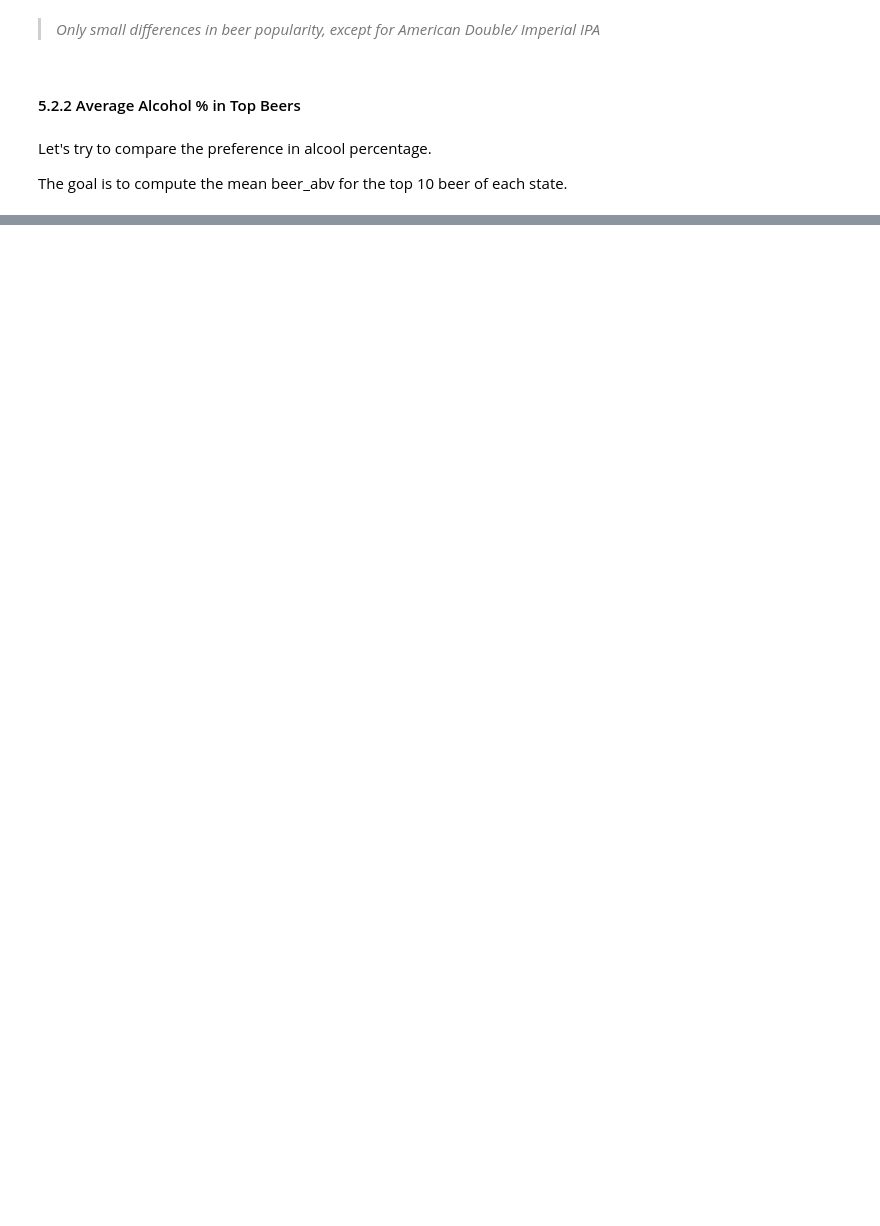
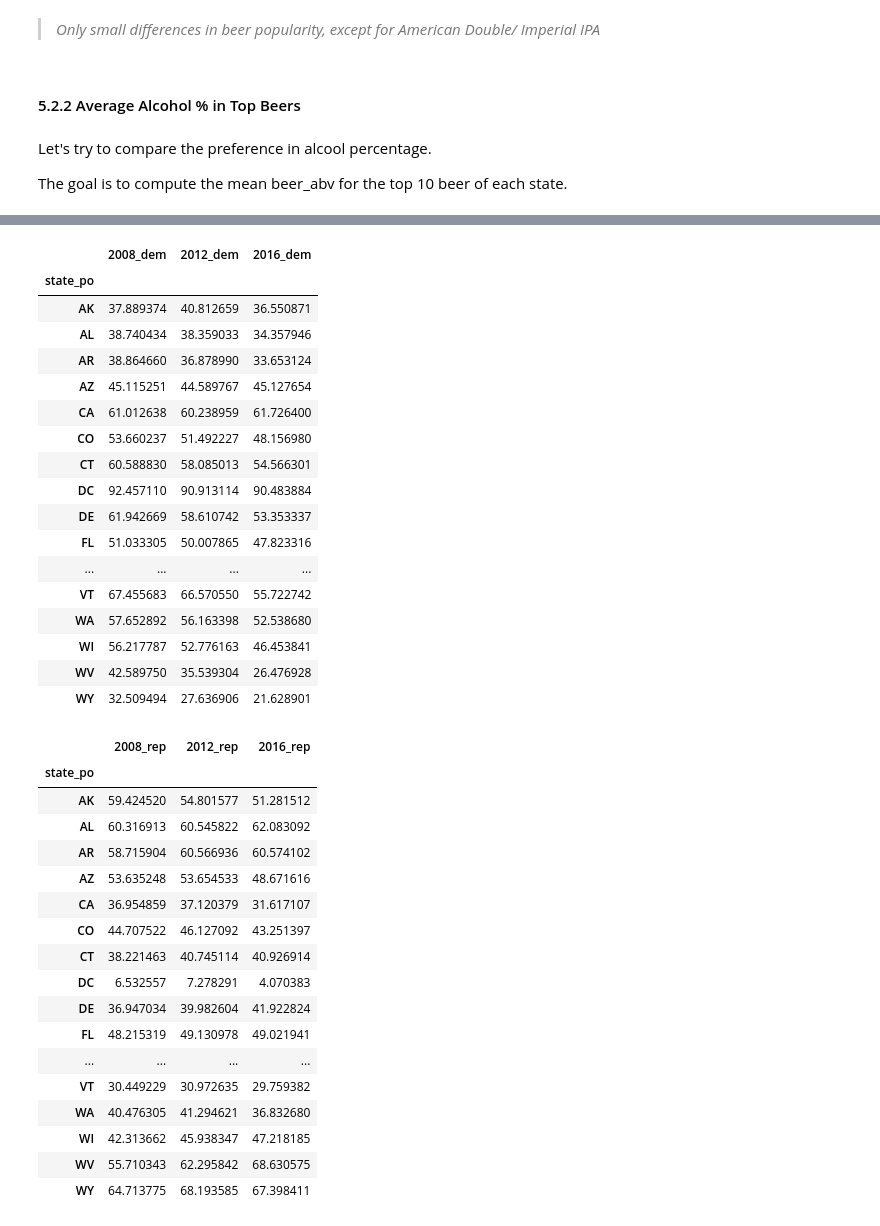
Before and after one commit to epfl-ada/ada-2024-project-casiervert952, a Jupyter notebook: results.ipynb, the cells around one changed output, grey strips where cells are left out. Drawn from its saved outputs; the diff is of its cells as text; code cells hidden in the pictures; blank space fills up the shorter version.

```diff
--- a/results.ipynb
+++ b/results.ipynb
@@ -1162,0 +1265,69 @@ plt.show()
+# %%
+filtered_dem_year_score_df = dem_year_score_df.filter(items=[2008, 2012, 2016])
+filtered_dem_year_score_df = filtered_dem_year_score_df.add_suffix('_dem')
+display(filtered_dem_year_score_df)
+
+filtered_rep_year_score_df = rep_year_score_df.filter(items=[2008, 2012, 2016])
+filtered_rep_year_score_df = filtered_rep_year_score_df.add_suffix('_rep')
+display(filtered_rep_year_score_df)
+
+mean_abv_by_state_df = pd.DataFrame({
+    2008: mean_abv_by_state_list[0],
+    2012: mean_abv_by_state_list[1],
+    2016: mean_abv_by_state_list[2]
+})
+
+state_code_mapping = {
+    "Alabama": "AL", "Alaska": "AK", "Arizona": "AZ", "Arkansas": "AR", "California": "CA",
+    "Colorado": "CO", "Connecticut": "CT", "Delaware": "DE", "Florida": "FL", "Georgia": "GA",
+    "Hawaii": "HI", "Idaho": "ID", "Illinois": "IL", "Indiana": "IN", "Iowa": "IA",
+    "Kansas": "KS", "Kentucky": "KY", "Louisiana": "LA", "Maine": "ME", "Maryland": "MD",
+    "Massachusetts": "MA", "Michigan": "MI", "Minnesota": "MN", "Mississippi": "MS", "Missouri": "MO",
+    "Montana": "MT", "Nebraska": "NE", "Nevada": "NV", "New Hampshire": "NH", "New Jersey": "NJ",
+    "New Mexico": "NM", "New York": "NY", "North Carolina": "NC", "North Dakota": "ND",
+    "Ohio": "OH", "Oklahoma": "OK", "Oregon": "OR", "Pennsylvania": "PA", "Rhode Island": "RI",
+    "South Carolina": "SC", "South Dakota": "SD", "Tennessee": "TN", "Texas": "TX", "Utah": "UT",
+    "Vermont": "VT", "Virginia": "VA", "Washington": "WA", "West Virginia": "WV", "Wisconsin": "WI",
+    "Wyoming": "WY"
+}
+
+mean_abv_by_state_df.index = mean_abv_by_state_df.index.map(state_code_mapping)
+mean_abv_by_state_df = mean_abv_by_state_df.add_suffix('_abv')
+display(mean_abv_by_state_df)
+# %% [output]
+|  | 2008_dem | 2012_dem | 2016_dem |
+| state_po |  |  |  |
+| AK | 37.889374 | 40.812659 | 36.550871 |
+| AL | 38.740434 | 38.359033 | 34.357946 |
+| AR | 38.864660 | 36.878990 | 33.653124 |
+| AZ | 45.115251 | 44.589767 | 45.127654 |
+| CA | 61.012638 | 60.238959 | 61.726400 |
+| CO | 53.660237 | 51.492227 | 48.156980 |
+| CT | 60.588830 | 58.085013 | 54.566301 |
+| DC | 92.457110 | 90.913114 | 90.483884 |
+| DE | 61.942669 | 58.610742 | 53.353337 |
+| FL | 51.033305 | 50.007865 | 47.823316 |
+| ... | ... | ... | ... |
+| VT | 67.455683 | 66.570550 | 55.722742 |
+| WA | 57.652892 | 56.163398 | 52.538680 |
+| WI | 56.217787 | 52.776163 | 46.453841 |
+| WV | 42.589750 | 35.539304 | 26.476928 |
+| WY | 32.509494 | 27.636906 | 21.628901 |
+|  | 2008_rep | 2012_rep | 2016_rep |
+| state_po |  |  |  |
+| AK | 59.424520 | 54.801577 | 51.281512 |
+| AL | 60.316913 | 60.545822 | 62.083092 |
+| AR | 58.715904 | 60.566936 | 60.574102 |
+| AZ | 53.635248 | 53.654533 | 48.671616 |
+| CA | 36.954859 | 37.120379 | 31.617107 |
+| CO | 44.707522 | 46.127092 | 43.251397 |
+| CT | 38.221463 | 40.745114 | 40.926914 |
+| DC | 6.532557 | 7.278291 | 4.070383 |
+| DE | 36.947034 | 39.982604 | 41.922824 |
+| FL | 48.215319 | 49.130978 | 49.021941 |
+| ... | ... | ... | ... |
+| VT | 30.449229 | 30.972635 | 29.759382 |
+| WA | 40.476305 | 41.294621 | 36.832680 |
+| WI | 42.313662 | 45.938347 | 47.218185 |
+| WV | 55.710343 | 62.295842 | 68.630575 |
+| WY | 64.713775 | 68.193585 | 67.398411 |
```
Also changed, not shown: parts of 23 cells of this notebook.
